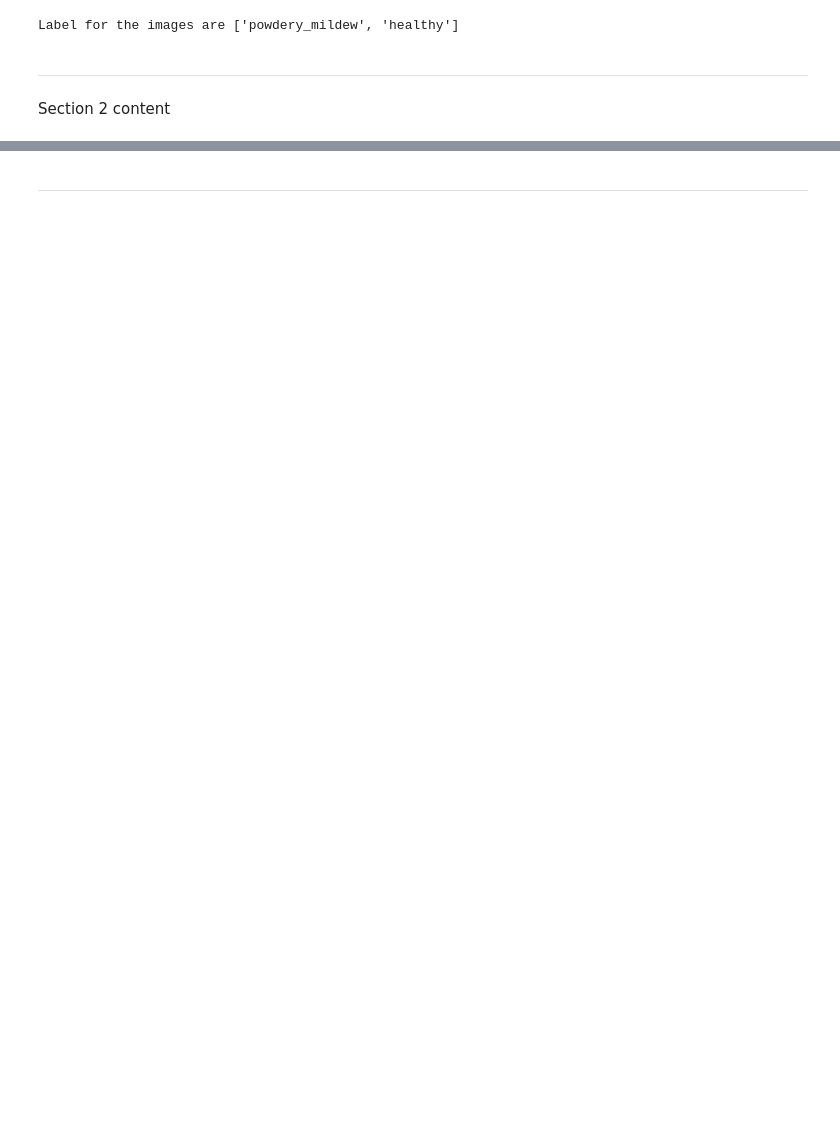
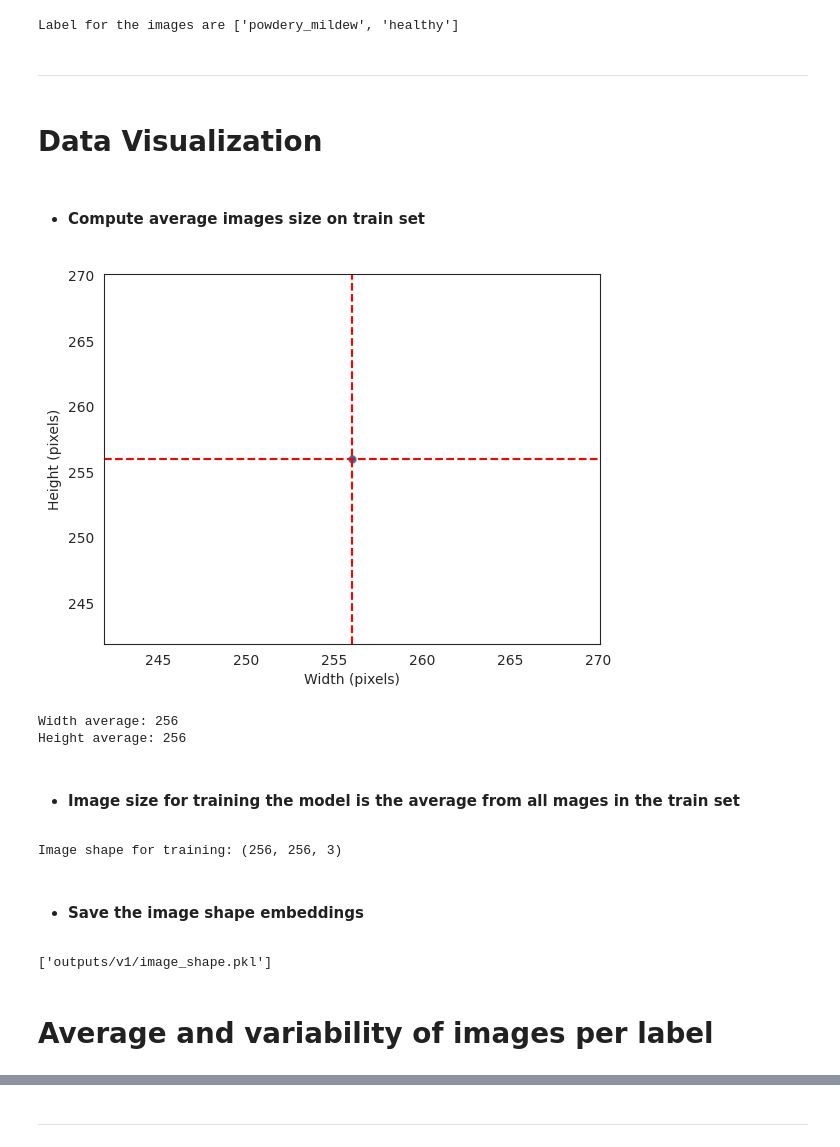
Before and after one commit to Diegomoro415/mildew_detection, a Jupyter notebook: jupyter_notebooks/DataVisualization.ipynb, the cells around one changed output, grey strips where cells are left out. Cells and saved outputs as stored; diff of their text form; code cells hidden in the pictures; blank space fills up the shorter version.

Commit message:
data visualizaton, image shape, plot and save average and variability

```diff
--- a/jupyter_notebooks/DataVisualization.ipynb
+++ b/jupyter_notebooks/DataVisualization.ipynb
@@ -24,6 +24,7 @@ Business rquirement 1:
 import os
 import matplotlib.pyplot as plt
 import seaborn as sns
+sns.set_style("white")
 import numpy as np
 from matplotlib.image import imread
 import joblib
@@ -77,5 +80,46 @@ print('Label for the images are',labels)
 Label for the images are ['powdery_mildew', 'healthy']
 # %% [markdown]
 ---
-# %% [markdown]
-Section 2 content
+# %% [markdown]
+# Data Visualization
+# %% [markdown]
+* #### Compute average images size on train set
+# %%
+dim1, dim2 = [], []
+for label in labels:
+    for image_filename in os.listdir(train_path + '/' + label):
+        img = imread(train_path + '/' + label + '/' + image_filename)
+        d1, d2, colors = img.shape
+        dim1.append(d1)  # image height
+        dim2.append(d2)  # image width
+
+fig, axes = plt.subplots()
+sns.scatterplot(x=dim2, y=dim1, alpha=0.2)
+axes.set_xlabel("Width (pixels)")
+axes.set_ylabel("Height (pixels)")
+dim1_mean = int(np.array(dim1).mean())
+dim2_mean = int(np.array(dim2).mean())
+axes.axvline(x=dim1_mean, color='r', linestyle='--')
+axes.axhline(y=dim2_mean, color='r', linestyle='--')
+plt.show()
+print(f"Width average: {dim2_mean} \nHeight average: {dim1_mean}")
+# %% [output]
+[figure, added]
+Width average: 256
+Height average: 256
+# %% [markdown]
+* #### Image size for training the model is the average from all mages in the train set
+# %%
+image_shape = (dim1_mean, dim2_mean, 3)
+print("Image shape for training:", image_shape)
+# %% [output]
+Image shape for training: (256, 256, 3)
+# %% [markdown]
+* #### Save the image shape embeddings
+# %%
+joblib.dump(value=image_shape ,
+            filename=f"{file_path}/image_shape.pkl")
+# %% [output]
+['outputs/v1/image_shape.pkl']
+# %% [markdown]
+# Average and variability of images per label
```
Also changed, not shown: parts of 19 cells of this notebook, 4 other files.
